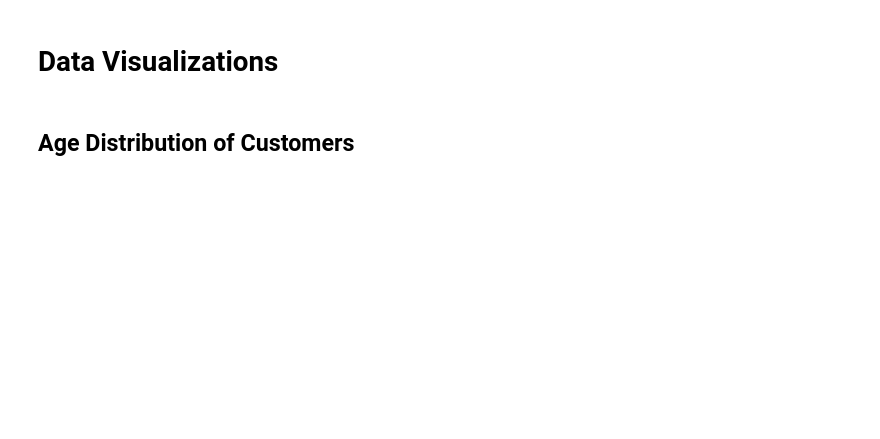
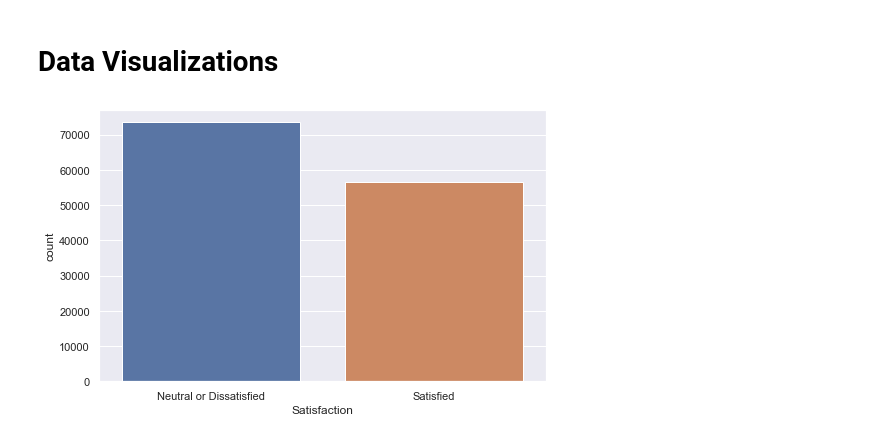
Before and after one commit to techie-grace/Airplane-Customer-Satisfaction, a Jupyter notebook: Aiplane Analysis.ipynb, the cells around one changed output. Saved outputs shown, nothing was run; the diff lists cells and outputs as text; code cells hidden in the pictures; blank space fills up the shorter version.

```diff
--- a/Aiplane Analysis.ipynb
+++ b/Aiplane Analysis.ipynb
@@ -162,10 +174,0 @@ dtype: object
-# %%
-#convert data types
-
-dt = ["Departure and Arrival Time Convenience","Ease of Online Booking", "Check-in Service",
-      "Online Boarding","Gate Location","On-board Service","Seat Comfort","Leg Room Service",
-      "Cleanliness", "Food and Drink", "In-flight Service",  "In-flight Wifi Service","In-flight Entertainment",
-      "Baggage Handling", "Satisfaction"]
-
-
-data[dt] = data[dt].astype('str')
@@ -194,5 +208,8 @@ dtype: object
 # %% [markdown]
 # Data Visualizations
-# %% [markdown]
-## Age Distribution of Customers
+# %%
+sns.countplot(x="Satisfaction", data=data)
+sns.set(rc = {'figure.figsize':(8,5)})
+# %% [output]
+[figure, added]
 # %%
```
Also changed, not shown: parts of 33 cells of this notebook.
